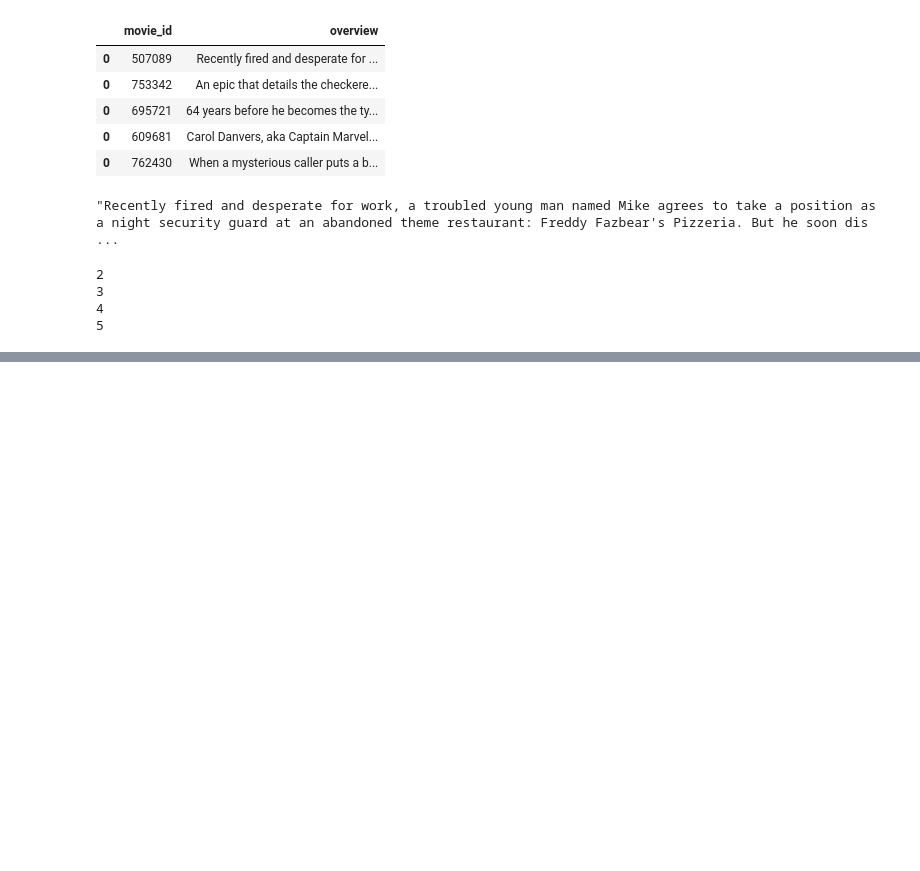
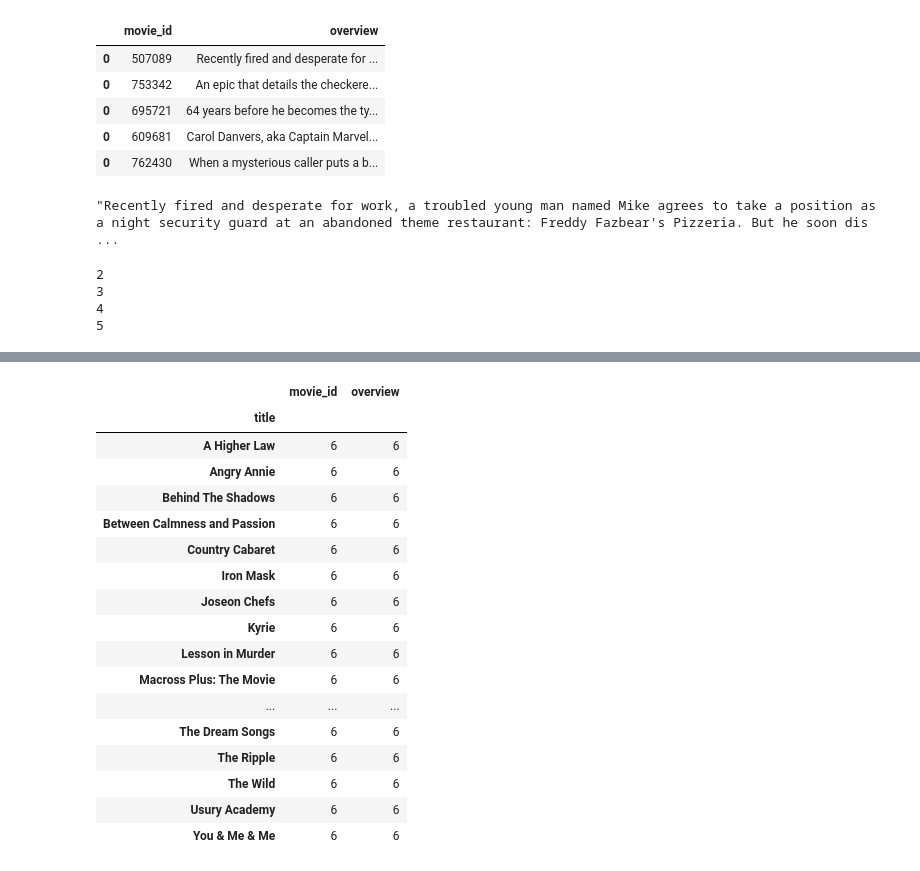
Before and after one commit to HO94/MovieReocomend, a Jupyter notebook: model.ipynb, the cells around one changed output, grey strips where cells are left out. Saved outputs shown, nothing was run; the diff lists cells and outputs as text; code cells hidden in the pictures; blank space fills up the shorter version.

```diff
--- a/model.ipynb
+++ b/model.ipynb
@@ -372,3 +374,19 @@ for i in range(2, response['total_pages']+1):
 3
 4
 5
+# %%
+pageNum= 1
+headers = {
+    "accept": "application/json",
+    "Authorization": "Bearer eyJhbGciOiJIUzI1NiJ9.eyJhdWQiOiIzZDE3M2UyMzlmNzEwNmNlNTA4M2I1MGI4ZjU1M2U0NiIsInN1YiI6IjY1Njg4YjAzMDljMjRjMDExYmU3MmFlNSIsInNjb3BlcyI6WyJhcGlfcmVhZCJdLCJ2ZXJzaW9uIjoxfQ.a_uICMVt4DygQzVWT-nQeDwYYQQxvxDM2Ho0_oe7MdQ"
+}
+
+url_dict = {'discover' : f'https://api.themoviedb.org/3/movie/now_playing?language=en-EN&page={pageNum}&region=KR',
+            'nowPlaying' : f'https://api.themoviedb.org/3/movie/now_playing?language=en-US&page={pageNum}&region=KR',
+            'popular' : f'https://api.themoviedb.org/3/movie/popular?language=en-US&page={pageNum}&region=KR',
+            'upComing' : f'https://api.themoviedb.org/3/movie/upcoming?language=en-US&page={pageNum}&region=KR'}
+
+
+# 기존 영화 목록
+movies = pd.read_csv('./data/tmdb_5000_movies.csv')
+MOVIE_LIST = movies['title']
@@ -374,0 +476,36 @@ for i in range(2, response['total_pages']+1):
+# %%
+headers = {
+    "accept": "application/json",
+    "Authorization": "Bearer eyJhbGciOiJIUzI1NiJ9.eyJhdWQiOiIzZDE3M2UyMzlmNzEwNmNlNTA4M2I1MGI4ZjU1M2U0NiIsInN1YiI6IjY1Njg4YjAzMDljMjRjMDExYmU3MmFlNSIsInNjb3BlcyI6WyJhcGlfcmVhZCJdLCJ2ZXJzaW9uIjoxfQ.a_uICMVt4DygQzVWT-nQeDwYYQQxvxDM2Ho0_oe7MdQ"
+}
+
+url_dict = {
+    # 'discover' : f'https://api.themoviedb.org/3/movie/now_playing?language=en-EN&page={pageNum}&region=KR',
+    'nowPlaying' : f'https://api.themoviedb.org/3/movie/now_playing?language=en-US&page={pageNum}&region=KR',
+    'popular' : f'https://api.themoviedb.org/3/movie/popular?language=en-US&page={pageNum}&region=KR',
+    'upComing' : f'https://api.themoviedb.org/3/movie/upcoming?language=en-US&page={pageNum}&region=KR'
+    }
+# %%
+now_url = url_dict['nowPlaying']
+response_df = get_response(now_url, headers)
+# %%
+response_df.groupby('title').count()
+# %% [output]
+|  | movie_id | overview |
+| title |  |  |
+| A Higher Law | 6 | 6 |
+| Angry Annie | 6 | 6 |
+| Behind The Shadows | 6 | 6 |
+| Between Calmness and Passion | 6 | 6 |
+| Country Cabaret | 6 | 6 |
+| Iron Mask | 6 | 6 |
+| Joseon Chefs | 6 | 6 |
+| Kyrie | 6 | 6 |
+| Lesson in Murder | 6 | 6 |
+| Macross Plus: The Movie | 6 | 6 |
+| ... | ... | ... |
+| The Dream Songs | 6 | 6 |
+| The Ripple | 6 | 6 |
+| The Wild | 6 | 6 |
+| Usury Academy | 6 | 6 |
+| You & Me & Me | 6 | 6 |
```
Also changed, not shown: parts of 21 cells of this notebook, 1 other file.
